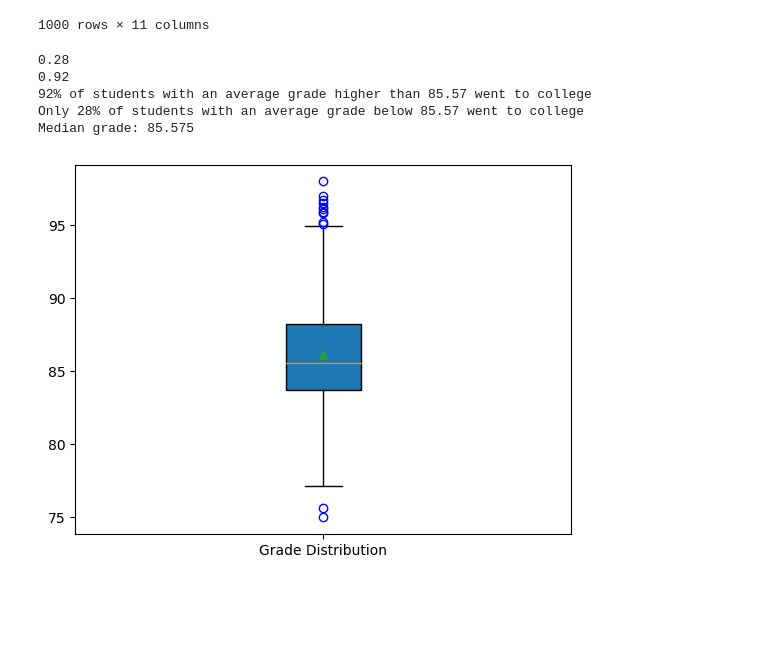
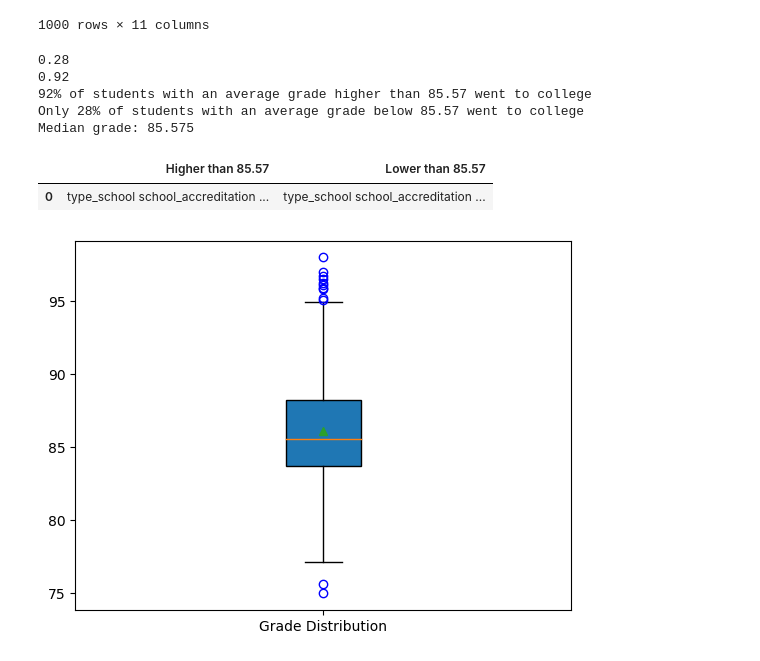
Before and after one commit to torin-anderson/Current-State-of-Tertiary-Education-Report, a Jupyter notebook: final_q3.ipynb, the cells around one changed output. Drawn from its saved outputs; the diff is of its cells as text; code cells hidden in the pictures; blank space fills up the shorter version.

```diff
--- a/final_q3.ipynb
+++ b/final_q3.ipynb
@@ -65,33 +66,37 @@ col_interest
 # Question: Is there some correlation between higher average grade and going to college
 
 # Seperate the data into quartiles and find the frequency of each portion
 
 # Factors to consider, Parent salary, Average grades, type of school and Gender
 
 
 avg_grades = col_interest['average_grades']
 will_college = col_interest['will_go_to_college']
 
 
 avg_grade_median = col_interest['average_grades'].median()
 
 avg_q1 = col_interest.loc[avg_grades < avg_grades.quantile(0.25)]
 avg_q3 = col_interest.loc[avg_grades > avg_grades.quantile(0.75)]
 print(avg_q1['will_go_to_college'].sum() / len(avg_q1['will_go_to_college']))
 print(avg_q3['will_go_to_college'].sum() / len(avg_q3['will_go_to_college']))
 
 
 plt.boxplot(avg_grades, showmeans=True, labels=['Grade Distribution'], patch_artist=True, flierprops=dict(color='blue', markeredgecolor='blue'))
 
 print("92% of students with an average grade higher than 85.57 went to college")
 print("Only 28% of students with an average grade below 85.57 went to college")
 print("Median grade:", round(avg_grade_median, 4))
+
+pd.DataFrame({"Higher than 85.57": [round(avg_q3, 4)], "Lower than 85.57": [round(avg_q1, 4)]})
 # %% [output]
 0.28
 0.92
 92% of students with an average grade higher than 85.57 went to college
 Only 28% of students with an average grade below 85.57 went to college
 Median grade: 85.575
+|  | Higher than 85.57 | Lower than 85.57 |
+| 0 | type_school school_accreditation ... | type_school school_accreditation ... |
 [figure]
 # %%
 avg_salary = col_interest['parent_salary']
```
Also changed, not shown: parts of 4 cells of this notebook.
